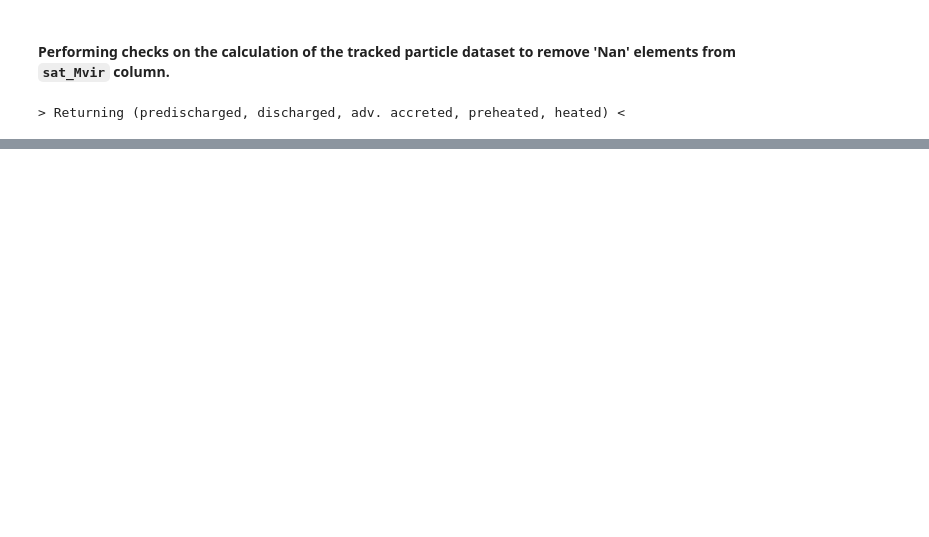
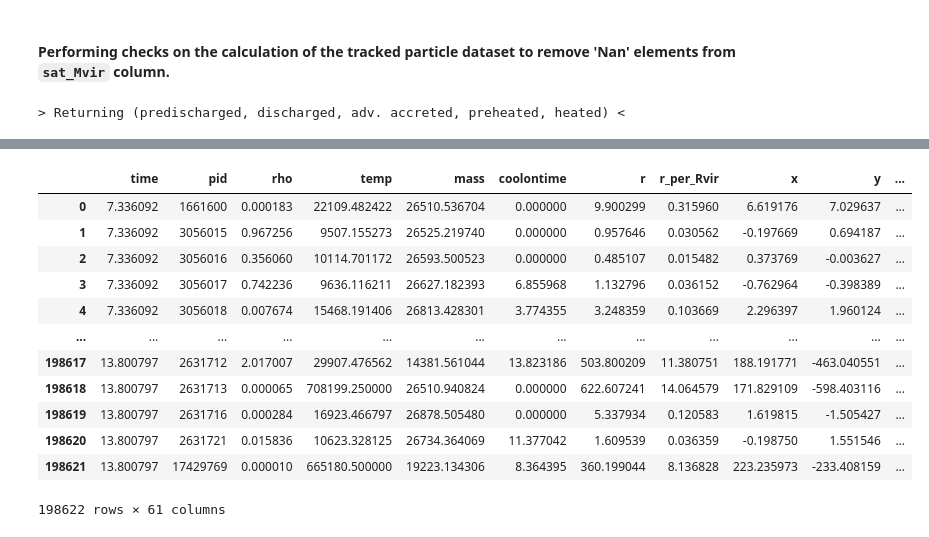
Before and after one commit to leoglonz/Astro_map, a Jupyter notebook: trackedparticles_chk2.ipynb, the cells around one changed output, grey strips where cells are left out. Drawn from its saved outputs; the diff is of its cells as text; code cells hidden in the pictures; blank space fills up the shorter version.

```diff
--- a/trackedparticles_chk2.ipynb
+++ b/trackedparticles_chk2.ipynb
@@ -27,0 +303,16 @@ discharged[discharged.sat_Mvir==float('nan')]
+# %%
+data
+# %% [output]
+|  | time | pid | rho | temp | mass | coolontime | r | r_per_Rvir | x | y | ... |
+| 0 | 7.336092 | 1661600 | 0.000183 | 22109.482422 | 26510.536704 | 0.000000 | 9.900299 | 0.315960 | 6.619176 | 7.029637 | ... |
+| 1 | 7.336092 | 3056015 | 0.967256 | 9507.155273 | 26525.219740 | 0.000000 | 0.957646 | 0.030562 | -0.197669 | 0.694187 | ... |
+| 2 | 7.336092 | 3056016 | 0.356060 | 10114.701172 | 26593.500523 | 0.000000 | 0.485107 | 0.015482 | 0.373769 | -0.003627 | ... |
+| 3 | 7.336092 | 3056017 | 0.742236 | 9636.116211 | 26627.182393 | 6.855968 | 1.132796 | 0.036152 | -0.762964 | -0.398389 | ... |
+| 4 | 7.336092 | 3056018 | 0.007674 | 15468.191406 | 26813.428301 | 3.774355 | 3.248359 | 0.103669 | 2.296397 | 1.960124 | ... |
+| ... | ... | ... | ... | ... | ... | ... | ... | ... | ... | ... | ... |
+| 198617 | 13.800797 | 2631712 | 2.017007 | 29907.476562 | 14381.561044 | 13.823186 | 503.800209 | 11.380751 | 188.191771 | -463.040551 | ... |
+| 198618 | 13.800797 | 2631713 | 0.000065 | 708199.250000 | 26510.940824 | 0.000000 | 622.607241 | 14.064579 | 171.829109 | -598.403116 | ... |
+| 198619 | 13.800797 | 2631716 | 0.000284 | 16923.466797 | 26878.505480 | 0.000000 | 5.337934 | 0.120583 | 1.619815 | -1.505427 | ... |
+| 198620 | 13.800797 | 2631721 | 0.015836 | 10623.328125 | 26734.364069 | 11.377042 | 1.609539 | 0.036359 | -0.198750 | 1.551546 | ... |
+| 198621 | 13.800797 | 17429769 | 0.000010 | 665180.500000 | 19223.134306 | 8.364395 | 360.199044 | 8.136828 | 223.235973 | -233.408159 | ... |
+198622 rows × 61 columns
```
Also changed, not shown: parts of 28 cells of this notebook, 6 other files.
